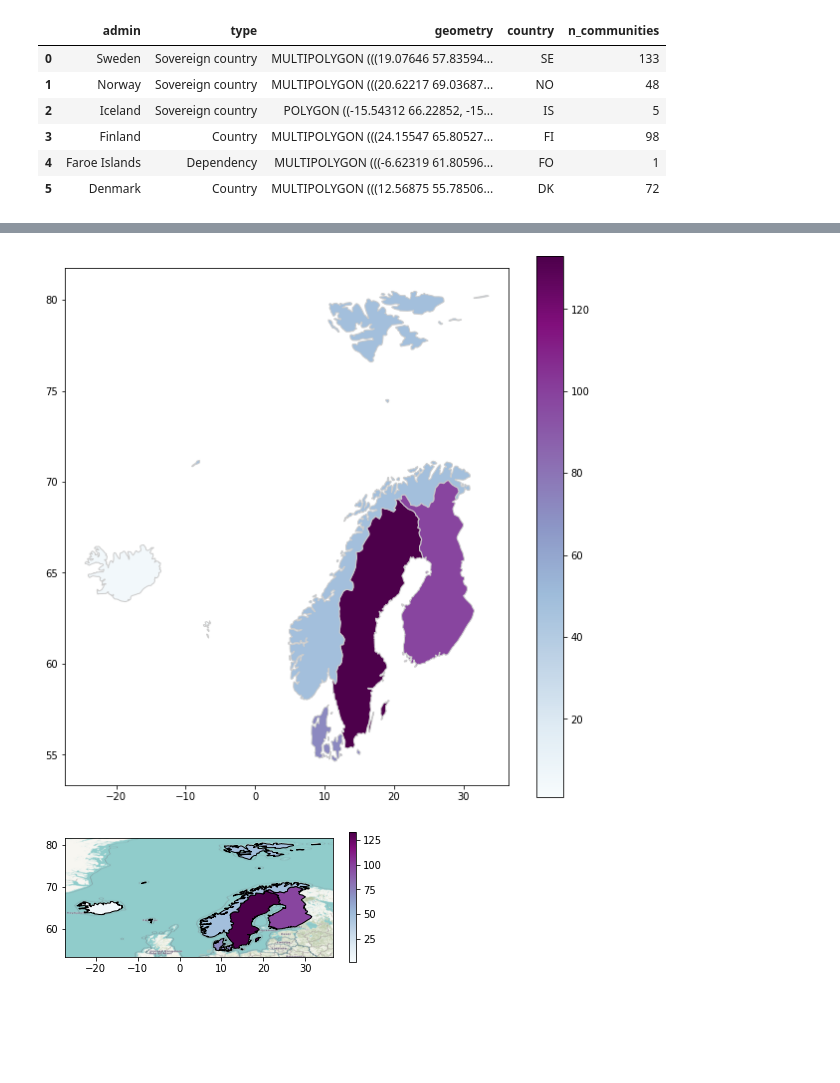
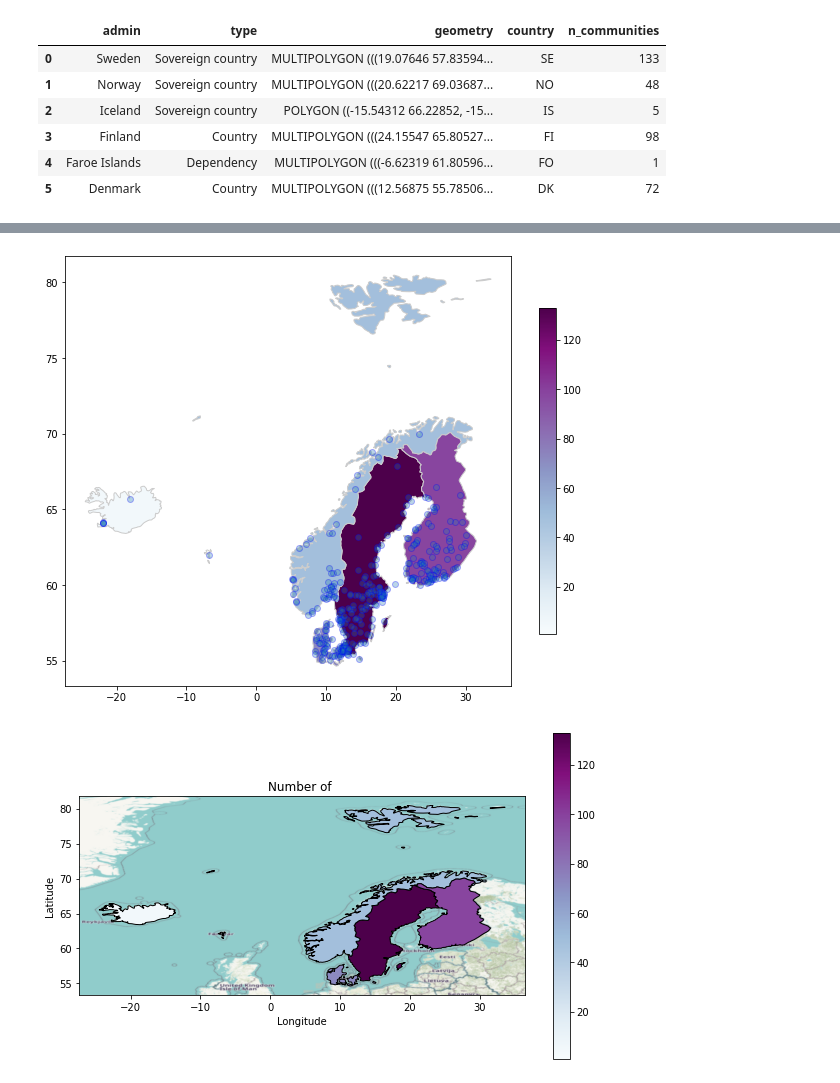
Before and after one commit to carmengg/eds-220-book, a Jupyter notebook: lectures/lesson-10-choropleth-map.ipynb, the cells around one changed output, grey strips where cells are left out. Drawn from its saved outputs; the diff is of its cells as text; code cells hidden in the pictures; blank space fills up the shorter version.

```diff
--- a/lectures/lesson-10-choropleth-map.ipynb
+++ b/lectures/lesson-10-choropleth-map.ipynb
@@ -153,3 +153,6 @@ scandi_countries
 | 3 | Finland | Country | MULTIPOLYGON (((24.15547 65.80527... | FI | 98 |
 | 4 | Faroe Islands | Dependency | MULTIPOLYGON (((-6.62319 61.80596... | FO | 1 |
 | 5 | Denmark | Country | MULTIPOLYGON (((12.56875 55.78506... | DK | 72 |
+# %%
+scandi_communities = communities[communities.country.isin(scandi_codes)]
+scandi_communities
@@ -156,17 +173,21 @@ scandi_countries
 # %%
-fig, ax = plt.subplots( figsize=(10, 10))
+fig, ax = plt.subplots(figsize=(10, 10))
 scandi_countries.plot(ax=ax,
                       column='n_communities',
                        cmap='BuPu',
                        legend=True,
-                       edgecolor="0.8"
+                       edgecolor="0.8",
+                       legend_kwds={"shrink":.6}
                        )
 
+scandi_communities.plot(ax=ax,
+                        alpha=0.3,
+                        edgecolor='blue')
 plt.show()
 # %% [output]
-[figure, old version]
+[figure, new version]
 # %%
-fig, ax = plt.subplots()
+fig, ax = plt.subplots(figsize=(10, 10))
 scandi_countries.plot(ax=ax,
                       column='n_communities',
                       cmap='BuPu',
@@ -174,6 +195,7 @@ scandi_countries.plot(ax=ax,
                       legend=True,
                       legend_kwds={"shrink":.6}
                        )
+
 ctx.add_basemap(ax=ax,
                attribution=False,
                crs=scandi_countries.crs.to_string())
@@ -185,4 +207,4 @@ ax.set_ylabel('Latitude')
 
 plt.show()
 # %% [output]
-[figure, old version]
+[figure, new version]
```
Also changed, not shown: parts of 1 cell of this notebook, 9 other files.
